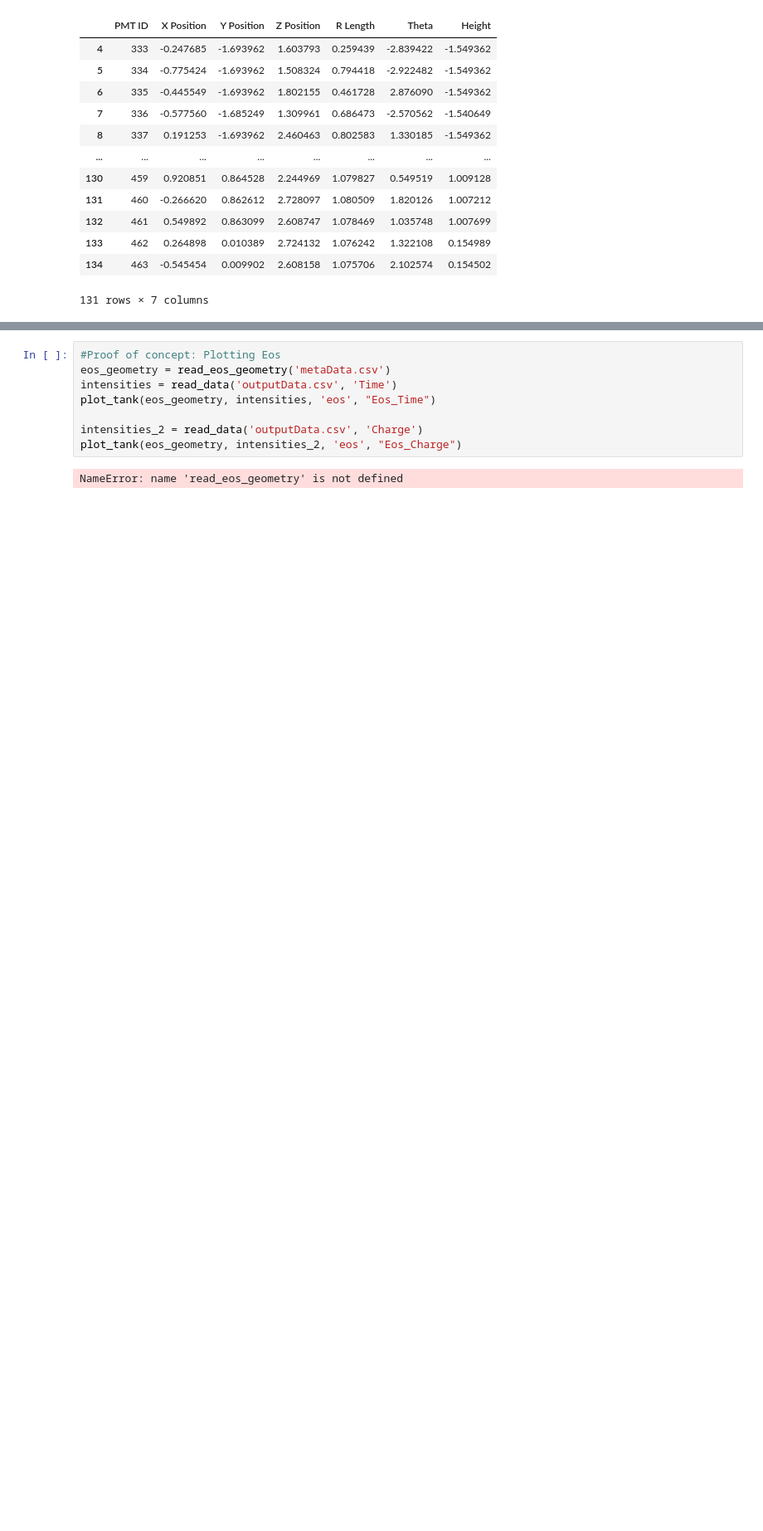
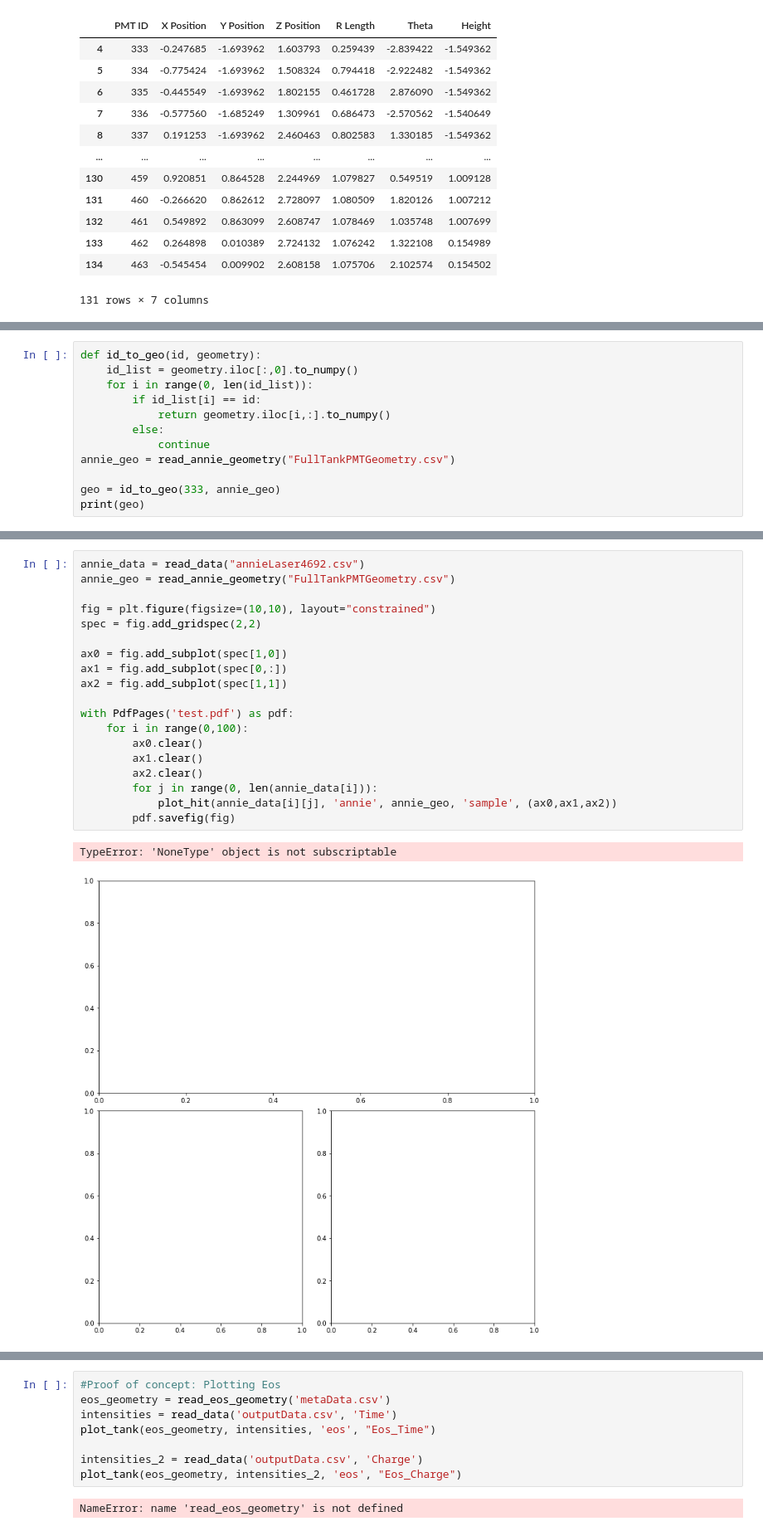
Before and after one commit to EliWBH/Wetstein-Group-Code, a Jupyter notebook: laser_calibration/calibration_runs/run623/pmtMapping.ipynb, the cells around one changed output, grey strips where cells are left out. Shown at 83% size. Drawn from its saved outputs; the diff is of its cells as text; blank space fills up the shorter version.

```diff
--- a/laser_calibration/calibration_runs/run623/pmtMapping.ipynb
+++ b/laser_calibration/calibration_runs/run623/pmtMapping.ipynb
@@ -236,0 +107,12 @@ def plot_tank(df, intensity, collab_name, output_name):
+# %%
+def id_to_geo(id, geometry):
+    id_list = geometry.iloc[:,0].to_numpy()
+    for i in range(0, len(id_list)):
+        if id_list[i] == id:
+            return geometry.iloc[i,:].to_numpy()
+        else:
+            continue
+annie_geo = read_annie_geometry("FullTankPMTGeometry.csv")
+
+geo = id_to_geo(333, annie_geo)
+print(geo)
@@ -302,0 +209,22 @@ def read_data(filename):
+# %%
+annie_data = read_data("annieLaser4692.csv")
+annie_geo = read_annie_geometry("FullTankPMTGeometry.csv")
+
+fig = plt.figure(figsize=(10,10), layout="constrained")
+spec = fig.add_gridspec(2,2)
+
+ax0 = fig.add_subplot(spec[1,0])
+ax1 = fig.add_subplot(spec[0,:])
+ax2 = fig.add_subplot(spec[1,1])
+
+with PdfPages('test.pdf') as pdf:
+    for i in range(0,100):
+        ax0.clear()
+        ax1.clear()
+        ax2.clear()
+        for j in range(0, len(annie_data[i])):
+            plot_hit(annie_data[i][j], 'annie', annie_geo, 'sample', (ax0,ax1,ax2))
+        pdf.savefig(fig)
+# %% [output]
+TypeError: 'NoneType' object is not subscriptable
+[figure, added]
```
Also changed, not shown: parts of 8 cells of this notebook.
